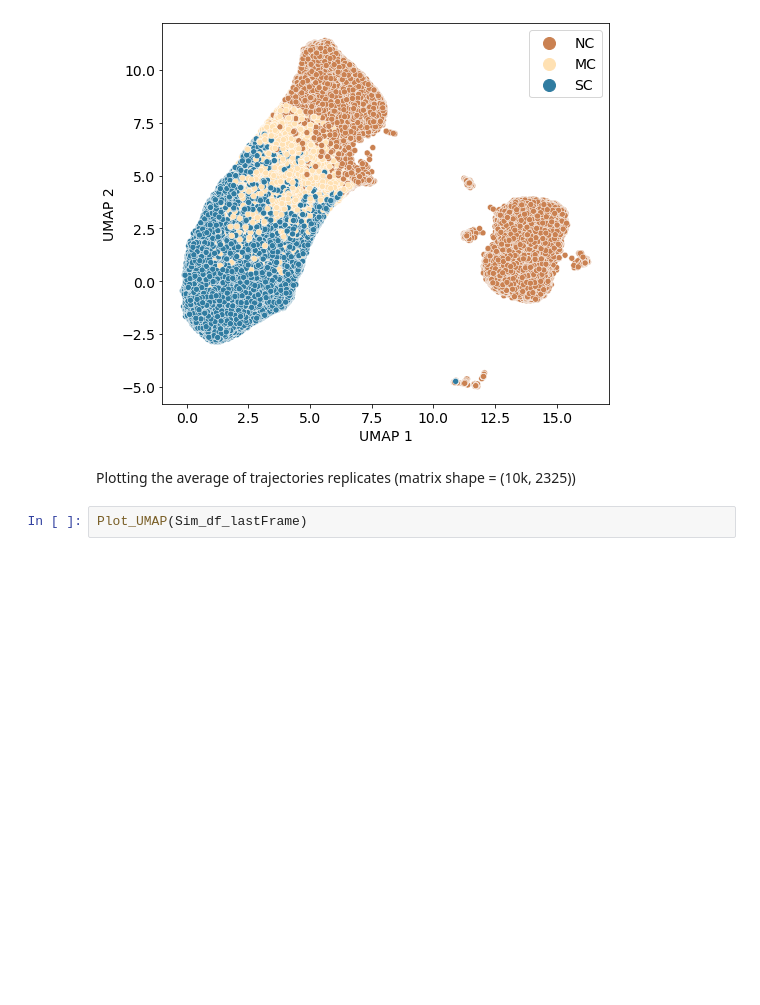
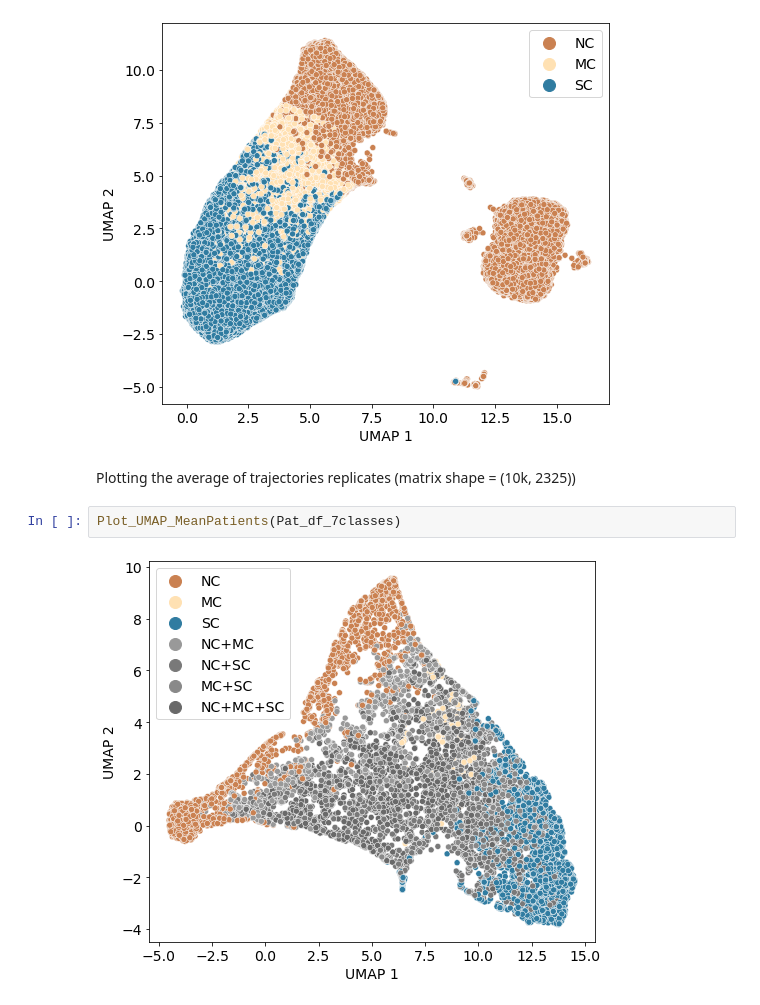
Before and after one commit to heberlr/micromets_immuno, a Jupyter notebook: Data_Analysis/PlotResults.ipynb, the cells around one changed output. Cells and saved outputs as stored; diff of their text form; blank space fills up the shorter version.

```diff
--- a/Data Analysis/PlotResults.ipynb
+++ b/Data_Analysis/PlotResults.ipynb
@@ -77,5 +77,7 @@ Plot_UMAP(Sim_df_lastFrame)
 [figure]
 # %% [markdown]
 Plotting the average of trajectories replicates (matrix shape = (10k, 2325))
-# %%
-Plot_UMAP(Sim_df_lastFrame)
+# %%
+Plot_UMAP_MeanPatients(Pat_df_7classes)
+# %% [output]
+[figure, added]
```
Also changed, not shown: 4 other files.
